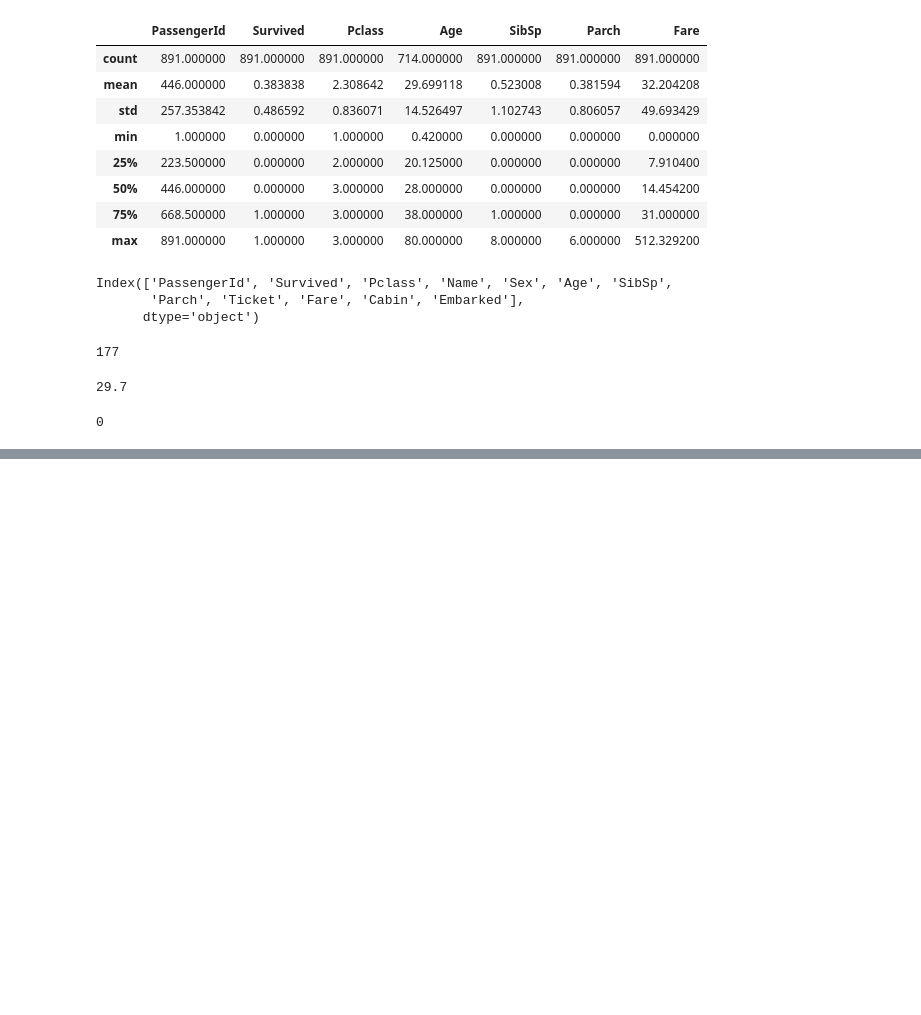
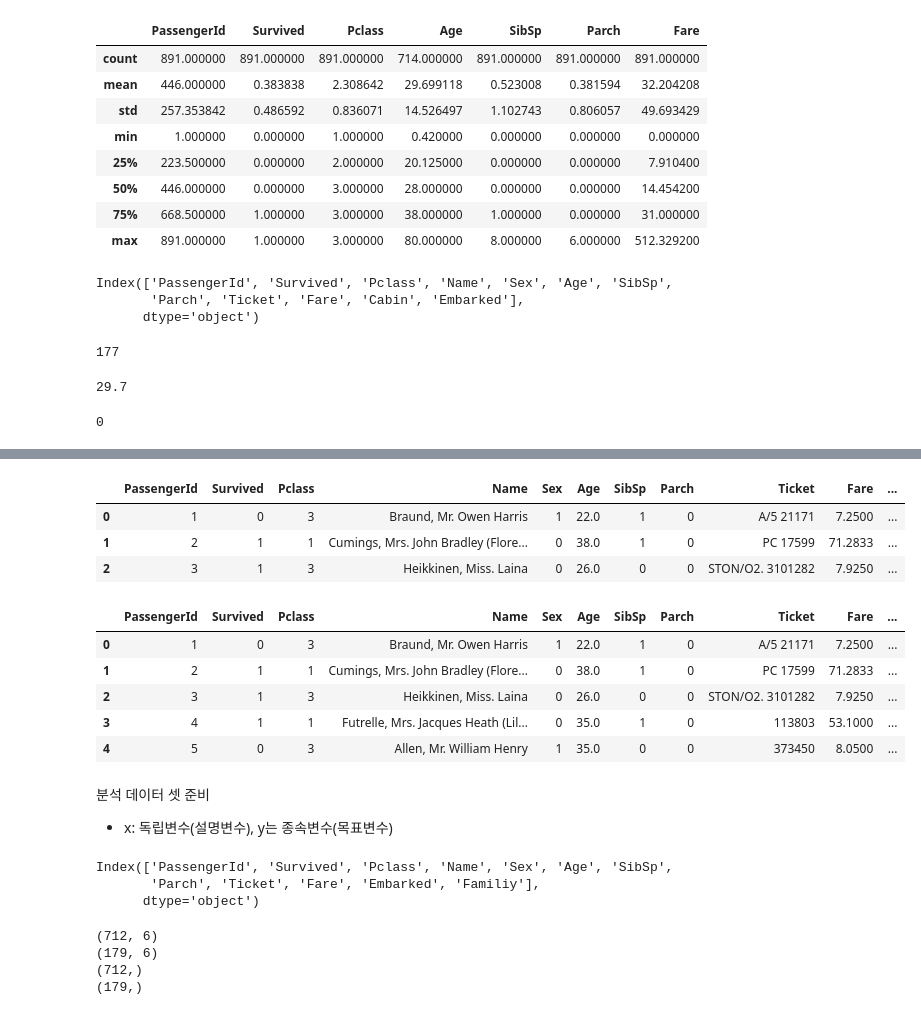
Before and after one commit to ProdKEYMON/Data_keymon, a Jupyter notebook: ML_BigdataCert_01_지도학습.ipynb, the cells around one changed output, grey strips where cells are left out. Saved outputs shown, nothing was run; the diff lists cells and outputs as text; code cells hidden in the pictures; blank space fills up the shorter version.

```diff
--- a/ML_BigdataCert_01_지도학습.ipynb
+++ b/ML_BigdataCert_01_지도학습.ipynb
@@ -85,3 +85,10 @@ df['Age'].fillna(29.7, inplace=True)
 df['Age'].isnull().sum()
 # %% [output]
 0
+# %%
+# Embarked 컬럼
+df['Embarked'].value_counts()
+
+df['Embarked'] = LabelEncoder().fit_transform(df['Embarked'])
+
+df['Embarked']
@@ -87,0 +134,6 @@ df['Age'].isnull().sum()
+# %%
+# df['Sex'] >> 1, 0 라벨인코딩
+from sklearn.preprocessing import LabelEncoder
+
+df['Sex'] = LabelEncoder().fit_transform(df['Sex'])
+df['Sex']
@@ -87,0 +153,29 @@ df['Age'].isnull().sum()
+# %%
+# 파생변수 ('SibSp', 'Parch' >> Family) (케글대회 성능 좋은 평가 받음)
+df['Familiy'] = df['SibSp'] + df['Parch']
+df.head(3)
+# %% [output]
+|  | PassengerId | Survived | Pclass | Name | Sex | Age | SibSp | Parch | Ticket | Fare | ... |
+| 0 | 1 | 0 | 3 | Braund, Mr. Owen Harris | 1 | 22.0 | 1 | 0 | A/5 21171 | 7.2500 | ... |
+| 1 | 2 | 1 | 1 | Cumings, Mrs. John Bradley (Flore... | 0 | 38.0 | 1 | 0 | PC 17599 | 71.2833 | ... |
+| 2 | 3 | 1 | 3 | Heikkinen, Miss. Laina | 0 | 26.0 | 0 | 0 | STON/O2. 3101282 | 7.9250 | ... |
+# %%
+df.drop(columns='Cabin', inplace=True)
+# %%
+df.head()
+# %% [output]
+|  | PassengerId | Survived | Pclass | Name | Sex | Age | SibSp | Parch | Ticket | Fare | ... |
+| 0 | 1 | 0 | 3 | Braund, Mr. Owen Harris | 1 | 22.0 | 1 | 0 | A/5 21171 | 7.2500 | ... |
+| 1 | 2 | 1 | 1 | Cumings, Mrs. John Bradley (Flore... | 0 | 38.0 | 1 | 0 | PC 17599 | 71.2833 | ... |
+| 2 | 3 | 1 | 3 | Heikkinen, Miss. Laina | 0 | 26.0 | 0 | 0 | STON/O2. 3101282 | 7.9250 | ... |
+| 3 | 4 | 1 | 1 | Futrelle, Mrs. Jacques Heath (Lil... | 0 | 35.0 | 1 | 0 | 113803 | 53.1000 | ... |
+| 4 | 5 | 0 | 3 | Allen, Mr. William Henry | 1 | 35.0 | 0 | 0 | 373450 | 8.0500 | ... |
+# %% [markdown]
+분석 데이터 셋 준비
+- x: 독립변수(설명변수), y는 종속변수(목표변수)
+# %%
+df.columns
+# %% [output]
+Index(['PassengerId', 'Survived', 'Pclass', 'Name', 'Sex', 'Age', 'SibSp',
+       'Parch', 'Ticket', 'Fare', 'Embarked', 'Familiy'],
+      dtype='object')
@@ -87,0 +188,10 @@ df['Age'].isnull().sum()
+# %%
+print(x_train.shape)
+print(x_test.shape)
+print(y_train.shape)
+print(y_test.shape)
+# %% [output]
+(712, 6)
+(179, 6)
+(712,)
+(179,)
```
Also changed, not shown: parts of 11 cells of this notebook.
